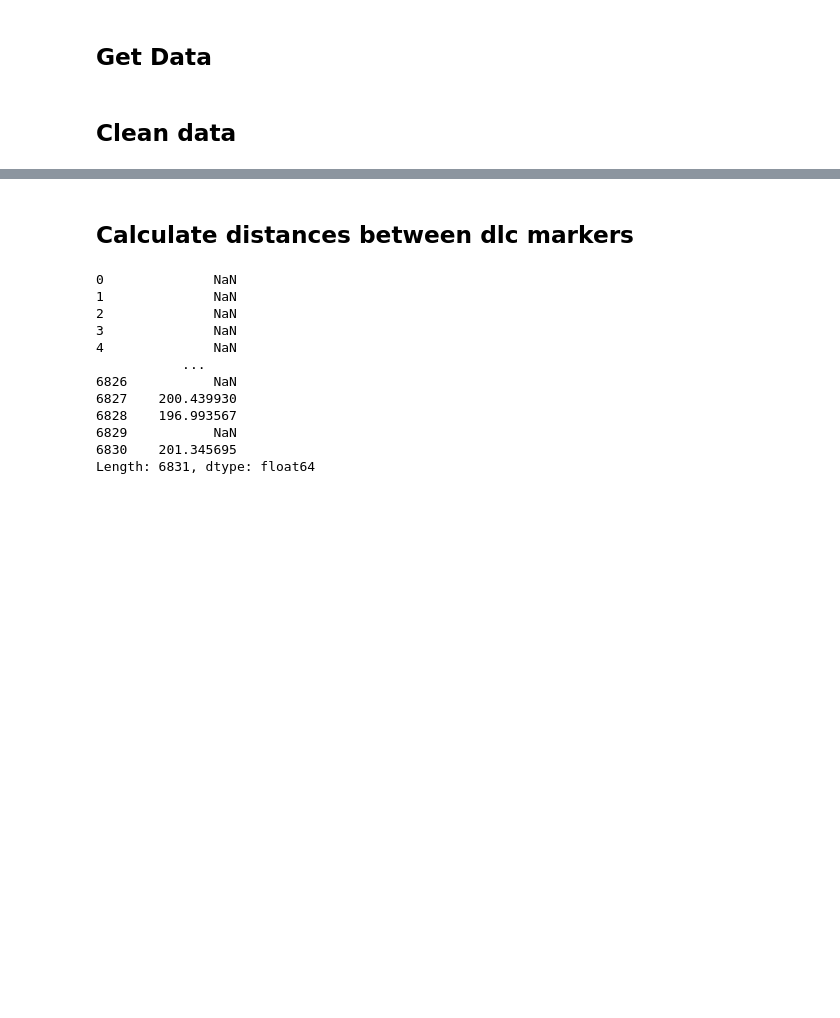
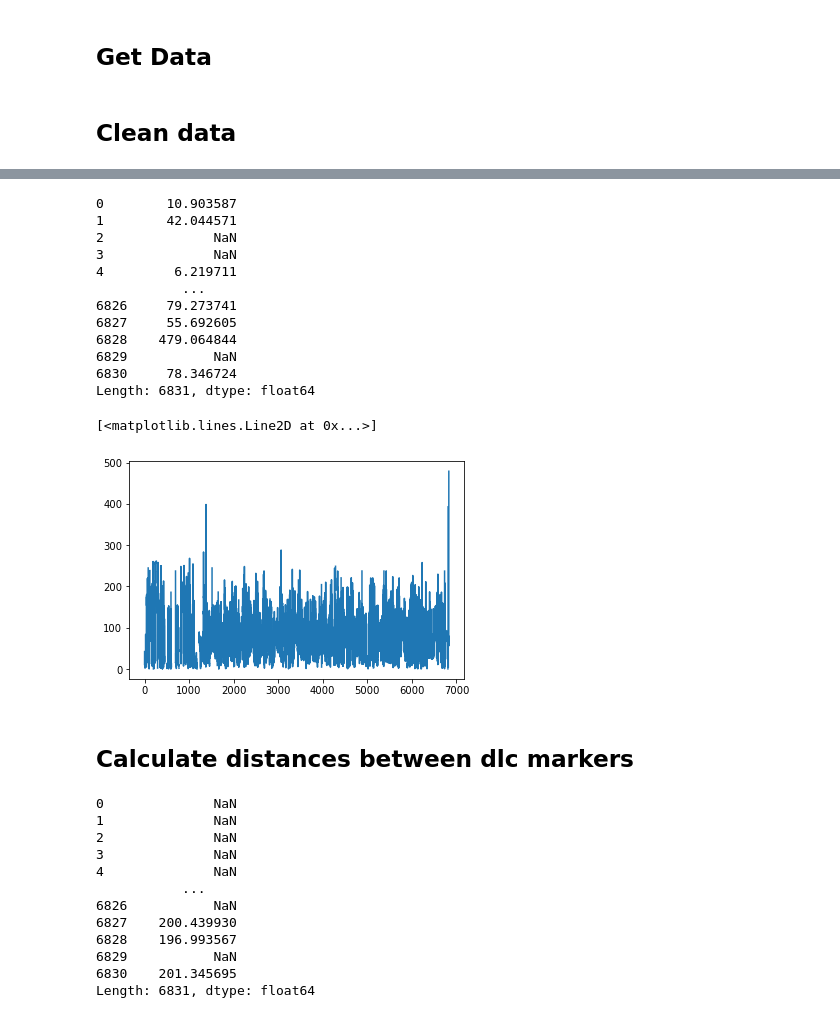
Before and after one commit to BAYESandBRAINS/deep_lab_cut, a Jupyter notebook: organize_data_one_sub.ipynb, the cells around one changed output, grey strips where cells are left out. Drawn from its saved outputs; the diff is of its cells as text; code cells hidden in the pictures; blank space fills up the shorter version.

```diff
--- a/organize_data_one_sub.ipynb
+++ b/organize_data_one_sub.ipynb
@@ -42,3 +59,25 @@ sample_data = sample_data.reset_index(drop=True)
+# %%
+location_var = sample_data.filter(regex='^testsubject.*_y$').std(axis=1)
+print(location_var)
+
+locations_to_drop = location_var > 150
+#sample_data[location_var,:] = np.nan()
+plt.plot(location_var)
+# %% [output]
+0        10.903587
+1        42.044571
+2              NaN
+3              NaN
+4         6.219711
+           ...
+6826     79.273741
+6827     55.692605
+6828    479.064844
+6829           NaN
+6830     78.346724
+Length: 6831, dtype: float64
+[<matplotlib.lines.Line2D at 0x...>]
+[figure, added]
 # %%
 col_names = sample_data.columns
 
```
Also changed, not shown: parts of 18 cells of this notebook, 3 other files.
